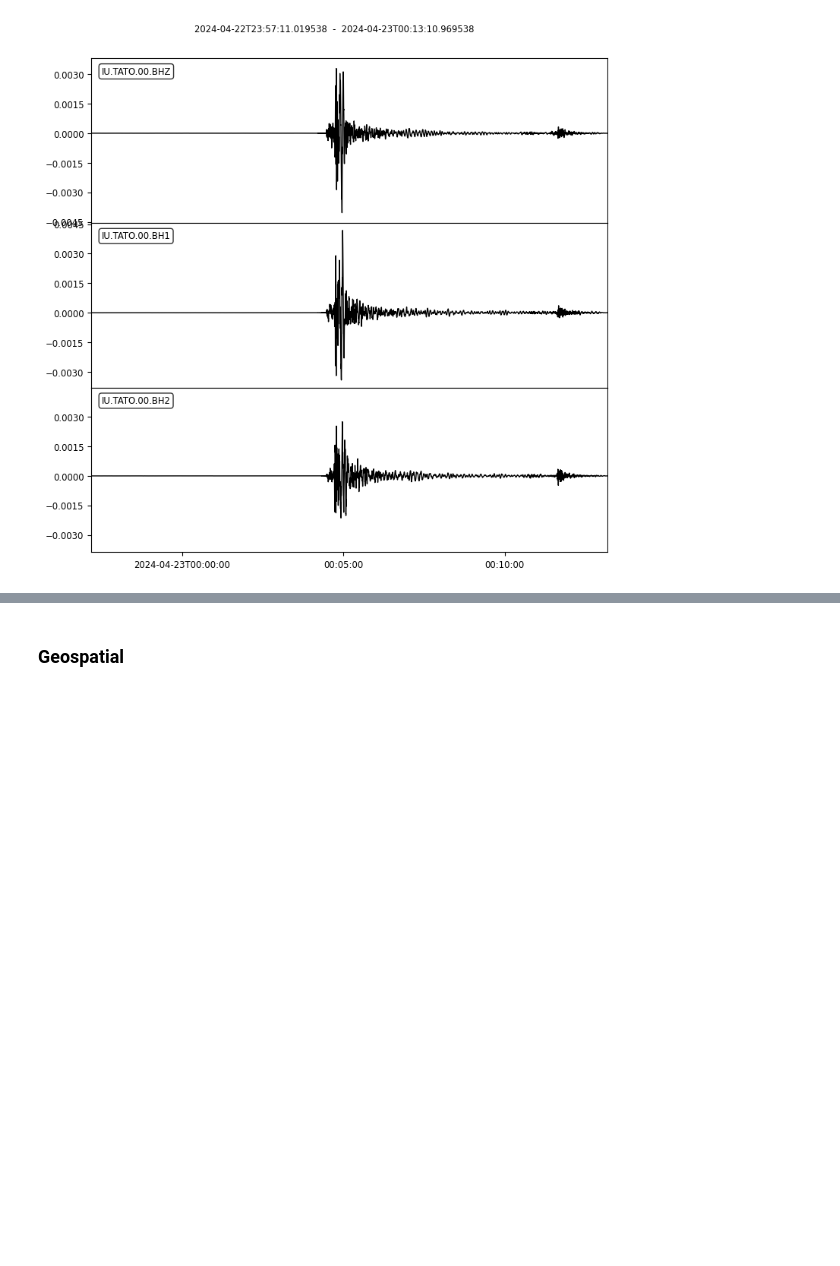
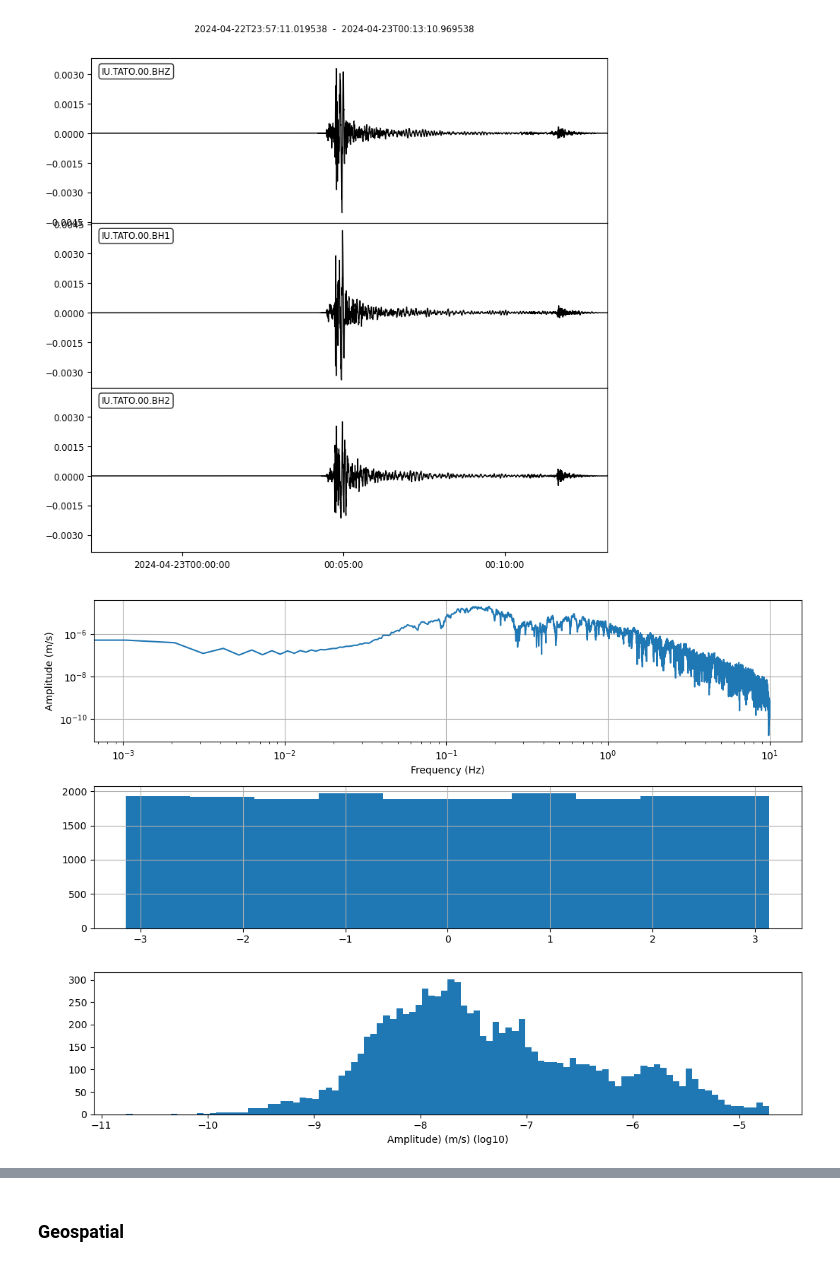
Before and after one commit to Benz-Poobua/Hualien-Earthquake-analysis, a Jupyter notebook: Hualien_Earthquake_Analysis.ipynb, the cells around one changed output, grey strips where cells are left out. Cells and saved outputs as stored; diff of their text form; code cells hidden in the pictures; blank space fills up the shorter version.

```diff
--- a/Hualien_Earthquake_Analysis.ipynb
+++ b/Hualien_Earthquake_Analysis.ipynb
@@ -7,12 +13,33 @@ client = Client('IRIS')
 # %% [markdown]
 ### Seismology
 # %%
+client = Client('IRIS')
 time = UTCDateTime('2024-04-22T23:58:11')
 starttime = time - 60
 endtime = time + 60*15
 net='IU'; sta='TATO'; loc='00'; chan='BH*'
-st = client.get_waveforms(net,sta,loc,chan, starttime, endtime, attach_response=True)
-st.remove_response(output='VEL')
-st.plot();
+Z = client.get_waveforms(net,sta,loc,chan, starttime, endtime, attach_response=True)
+Z.remove_response(output='VEL')
+Z.merge();Z.detrend(type='linear')
+Z.taper(max_percentage=0.05)
+Z.plot();
 # %% [output]
 [figure]
+# %%
+npts = Z[0].stats.npts
+Nfft = next_fast_len(int(Z[0].data.shape[0]))
+freqVec = fftfreq(Nfft, d=Z[0].stats.delta)[:Nfft//2]
+Zhat =  fft(Z[0].data, n=Nfft)
+
+fig, ax = plt.subplots(3, 1, figsize=(11, 8))
+ax[0].plot(freqVec, np.abs(Zhat[:Nfft//2])/Nfft)
+ax[0].grid(True)
+ax[0].set_xscale('log');ax[0].set_yscale('log')
+ax[0].set_xlabel('Frequency (Hz)');ax[0].set_ylabel('Amplitude (m/s)')
+ax[1].hist(np.angle(Zhat))
+ax[1].grid(True)
+ax[2].hist(np.log10(np.abs(Zhat[:Nfft//2])/Nfft),100)
+ax[2].set_xlabel('Amplitude) (m/s) (log10)')
+plt.tight_layout()
+# %% [output]
+[figure, added]
```
Also changed, not shown: parts of 3 cells of this notebook, 1 other file.
